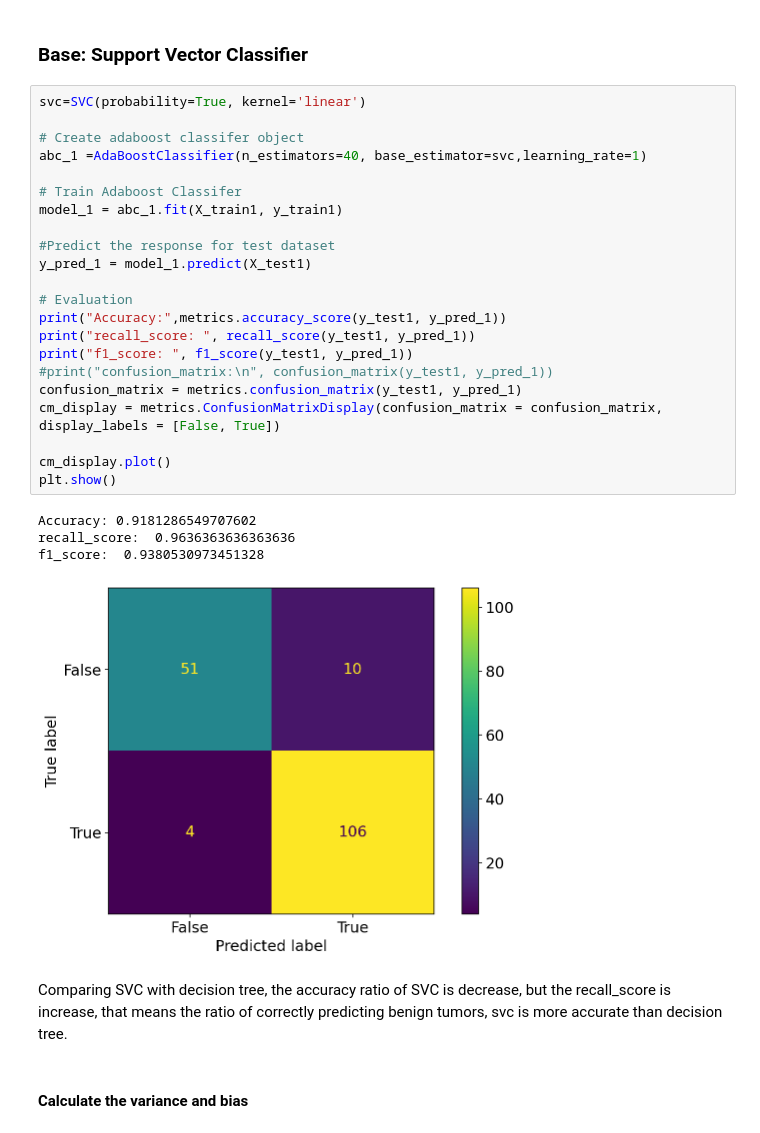
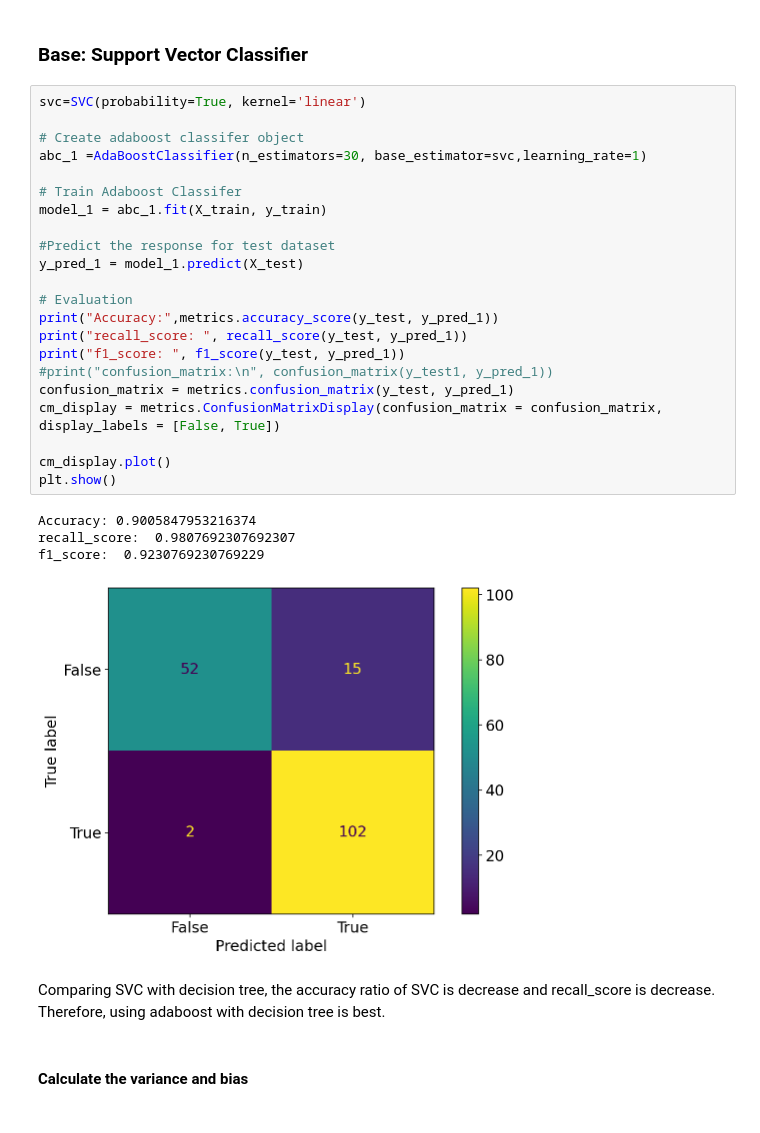
Before and after one commit to xxxxxxxxxie/509_Project, a Jupyter notebook: 509_project.ipynb, the cells around one changed output. Cells and saved outputs as stored; diff of their text form.

```diff
--- a/509_project.ipynb
+++ b/509_project.ipynb
@@ -770,32 +770,33 @@ f1_score:  0.9383886255924171
 # %%
 svc=SVC(probability=True, kernel='linear')
 
 # Create adaboost classifer object
-abc_1 =AdaBoostClassifier(n_estimators=40, base_estimator=svc,learning_rate=1)
+abc_1 =AdaBoostClassifier(n_estimators=30, base_estimator=svc,learning_rate=1)
 
 # Train Adaboost Classifer
-model_1 = abc_1.fit(X_train1, y_train1)
+model_1 = abc_1.fit(X_train, y_train)
 
 #Predict the response for test dataset
-y_pred_1 = model_1.predict(X_test1)
+y_pred_1 = model_1.predict(X_test)
 
 # Evaluation
-print("Accuracy:",metrics.accuracy_score(y_test1, y_pred_1))
-print("recall_score: ", recall_score(y_test1, y_pred_1))
-print("f1_score: ", f1_score(y_test1, y_pred_1))
+print("Accuracy:",metrics.accuracy_score(y_test, y_pred_1))
+print("recall_score: ", recall_score(y_test, y_pred_1))
+print("f1_score: ", f1_score(y_test, y_pred_1))
 #print("confusion_matrix:\n", confusion_matrix(y_test1, y_pred_1))
-confusion_matrix = metrics.confusion_matrix(y_test1, y_pred_1)
+confusion_matrix = metrics.confusion_matrix(y_test, y_pred_1)
 cm_display = metrics.ConfusionMatrixDisplay(confusion_matrix = confusion_matrix, display_labels = [False, True])
 
 cm_display.plot()
 plt.show()
 # %% [output]
-Accuracy: 0.9181286549707602
-recall_score:  0.9636363636363636
-f1_score:  0.9380530973451328
+Accuracy: 0.9005847953216374
+recall_score:  0.9807692307692307
+f1_score:  0.9230769230769229
-[figure, old version]
+[figure, new version]
 # %% [markdown]
-Comparing SVC with decision tree, the accuracy ratio of SVC is decrease, but the recall_score is increase, that means the ratio of correctly predicting benign tumors, svc is more accurate than decision tree.
+Comparing SVC with decision tree, the accuracy ratio of SVC is decrease and recall_score is decrease.
+Therefore, using adaboost with decision tree is best.
 # %% [markdown]
 #### Calculate the variance and bias
 # %%
```
Also changed, not shown: parts of 9 cells of this notebook.
